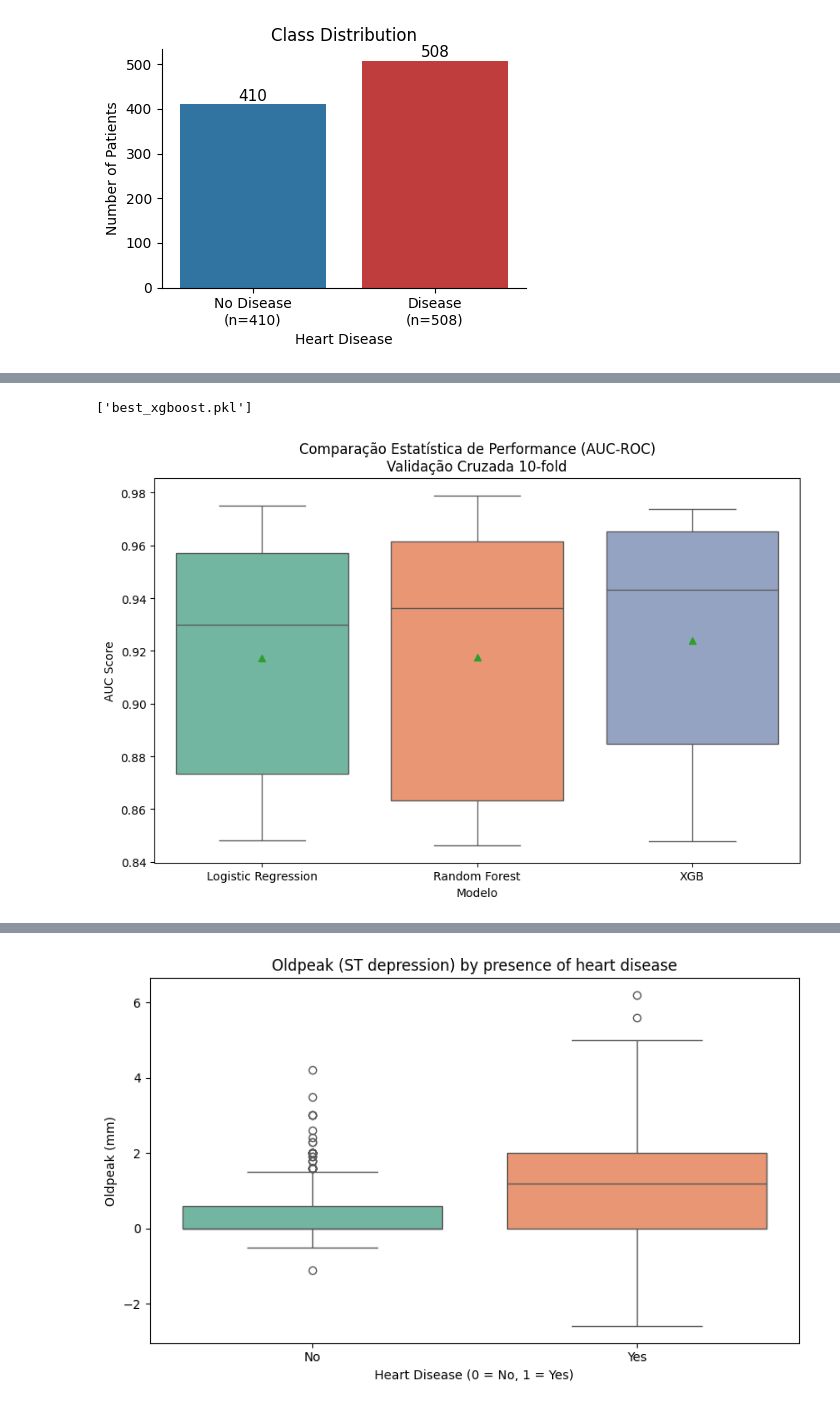
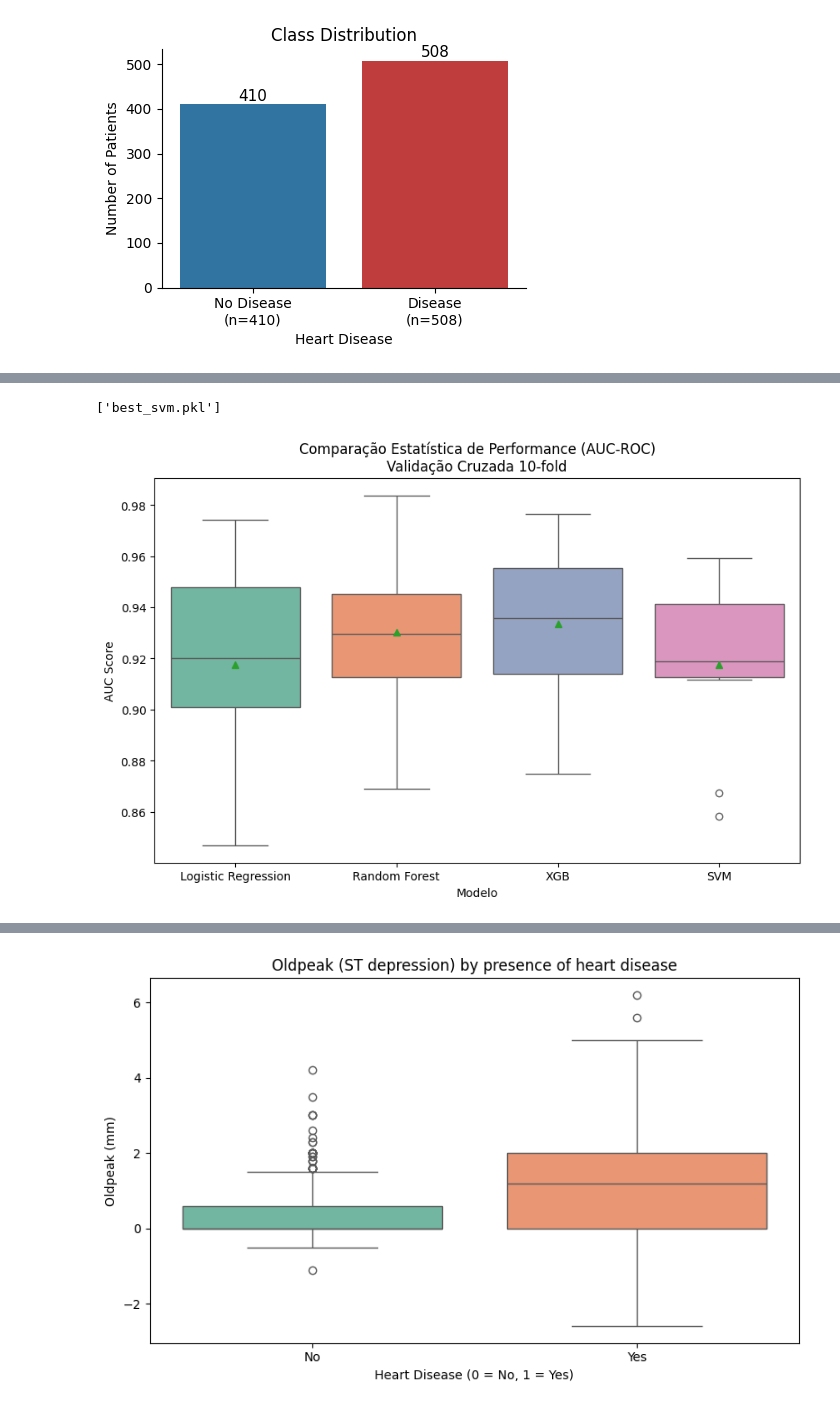
Before and after one commit to malf75/Heart-Failure-ML, a Jupyter notebook: heartdisease.ipynb, the cells around one changed output, grey strips where cells are left out. Saved outputs shown, nothing was run; the diff lists cells and outputs as text; code cells hidden in the pictures.

Commit message:
feat: Adição do SVM, e ajuste no gridsearch do XGBoost

```diff
--- a/heartdisease.ipynb
+++ b/heartdisease.ipynb
@@ -140,3 +137,10 @@ preprocessor = ColumnTransformer([
+# %%
+preprocessor = ColumnTransformer([
+    ('num', StandardScaler(), num_cols),
+    ('cat', OneHotEncoder(drop='first'), cat_cols)
+])
+
+X_train, X_test, y_train, y_test = train_test_split(X, y, test_size=0.2, stratify=y, random_state=42)
 # %%
 param_grid_lr = {
     'clf__C': [0.001, 0.01, 0.1, 1, 10, 100],
@@ -205,17 +227,17 @@ grid_rf = GridSearchCV(
     verbose=1
 )
 
-grid_rf.fit(X,y)
+grid_rf.fit(X_train,y_train)
 
 print(f"Melhor Score (AUC): {grid_rf.best_score_:.4f}")
 print(f"Melhores Parâmetros: {grid_rf.best_params_}")
 
 model2 = grid_rf.best_estimator_
 
-auc_scores = cross_val_score(model2, X, y, cv=10, scoring='roc_auc')
-acc_scores = cross_val_score(model2, X, y, cv=10, scoring='accuracy')
-recall_scores = cross_val_score(model2, X, y, cv=10, scoring='recall')
-f1_scores = cross_val_score(model2, X, y, cv=10, scoring='f1')
+auc_scores = cross_val_score(model2, X_train, y_train, cv=10, scoring='roc_auc')
+acc_scores = cross_val_score(model2, X_train, y_train, cv=10, scoring='accuracy')
+recall_scores = cross_val_score(model2, X_train, y_train, cv=10, scoring='recall')
+f1_scores = cross_val_score(model2, X_train, y_train, cv=10, scoring='f1')
 
 print("Random Forest AUC-ROC (10-fold):", auc_scores.mean().round(4), "±", auc_scores.std().round(4))
 print("Accuracy:", acc_scores.mean().round(4))
@@ -232,11 +267,11 @@ F1-score: 0.857
 # %%
 param_grid_xgb = {
     'clf__learning_rate': [0.01, 0.03, 0.05, 0.1],
-    'clf__n_estimators': [100, 500, 1000],
-    'clf__max_depth': [3, 6, 9],
-    'clf__subsample': [0.7, 0.8, 0.9],
-    'clf__colsample_bytree': [0.7, 0.8, 0.9],
-    'clf__gamma': [0, 0.1, 0.5]
+    'clf__n_estimators': [300, 600, 1000, 1500],
+    'clf__max_depth': [3, 4, 5, 6, 7],
+    'clf__subsample': [0.6, 0.75, 0.9],
+    'clf__colsample_bytree': [0.6, 0.8, 1.0],
+    'clf__gamma': [0, 0.1, 0.2, 0.3],
 }
 
 model3 = Pipeline([
@@ -256,17 +291,17 @@ grid_xgb = GridSearchCV(
     verbose=1
 )
 
-grid_xgb.fit(X,y)
+grid_xgb.fit(X_train,y_train)
 
 print(f"Melhor Score (AUC): {grid_xgb.best_score_:.4f}")
 print(f"Melhores Parâmetros: {grid_xgb.best_params_}")
 
 model3 = grid_xgb.best_estimator_
 
-auc_scores = cross_val_score(model3, X, y, cv=10, scoring='roc_auc')
-acc_scores = cross_val_score(model3, X, y, cv=10, scoring='accuracy')
-recall_scores = cross_val_score(model3, X, y, cv=10, scoring='recall')
-f1_scores = cross_val_score(model3, X, y, cv=10, scoring='f1')
+auc_scores = cross_val_score(model3, X_train, y_train, cv=10, scoring='roc_auc')
+acc_scores = cross_val_score(model3, X_train, y_train, cv=10, scoring='accuracy')
+recall_scores = cross_val_score(model3, X_train, y_train, cv=10, scoring='recall')
+f1_scores = cross_val_score(model3, X_train, y_train, cv=10, scoring='f1')
 
 print("XGBoost AUC-ROC (10-fold):", auc_scores.mean().round(4), "±", auc_scores.std().round(4))
 print("Accuracy:", acc_scores.mean().round(4))
@@ -284,43 +394,45 @@ F1-score: 0.8637
 joblib.dump(model1, 'best_logistic_regression.pkl')
 joblib.dump(model2, 'best_random_forest.pkl')
 joblib.dump(model3, 'best_xgboost.pkl')
+joblib.dump(model4, 'best_svm.pkl')
 # %% [output]
-['best_xgboost.pkl']
+['best_svm.pkl']
 # %%
 model1 = joblib.load('best_logistic_regression.pkl')
 model2 = joblib.load('best_random_forest.pkl')
 model3 = joblib.load('best_xgboost.pkl')
+model4 = joblib.load('best_svm.pkl')
 # %%
 results = []
 names = []
 
-for name, model in [('Logistic Regression', model1), ('Random Forest', model2), ('XGB', model3)]:
-    cv_results = cross_val_score(model, X, y, cv=10, scoring='roc_auc')
+for name, model in [('Logistic Regression', model1), ('Random Forest', model2), ('XGB', model3), ('SVM', model4)]:
+    cv_results = cross_val_score(model, X_train, y_train, cv=10, scoring='roc_auc')
     results.append(cv_results)
     names.append(name)
 
 data = []
 for name, scores in zip(names, results):
     for score in scores:
         data.append({'Modelo': name, 'AUC-ROC': score})
 
 df_plot = pd.DataFrame(data)
 
 plt.figure(figsize=(10, 6))
 sns.boxplot(
     data=df_plot,
     x='Modelo',
     y='AUC-ROC',
     palette='Set2',
     showmeans=True,
 )
 
 plt.title('Comparação Estatística de Performance (AUC-ROC)\nValidação Cruzada 10-fold')
 plt.ylabel('AUC Score')
 plt.savefig('model_comparison_boxplot.pdf')
 plt.show()
 # %% [output]
-[figure, old version]
+[figure, new version]
 # %%
 print("\n=== Desempenho FINAL no Conjunto de Teste (Hold-out 20%) ===\n")
 
```
Also changed, not shown: parts of 20 cells of this notebook, 17 other files.
